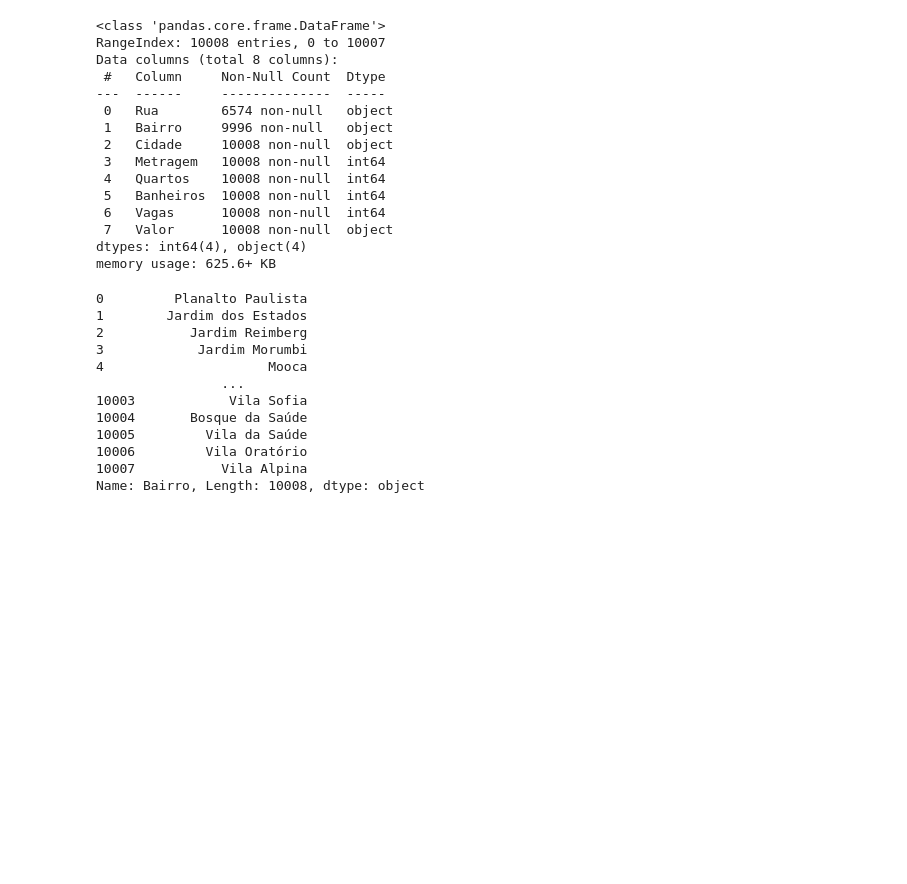
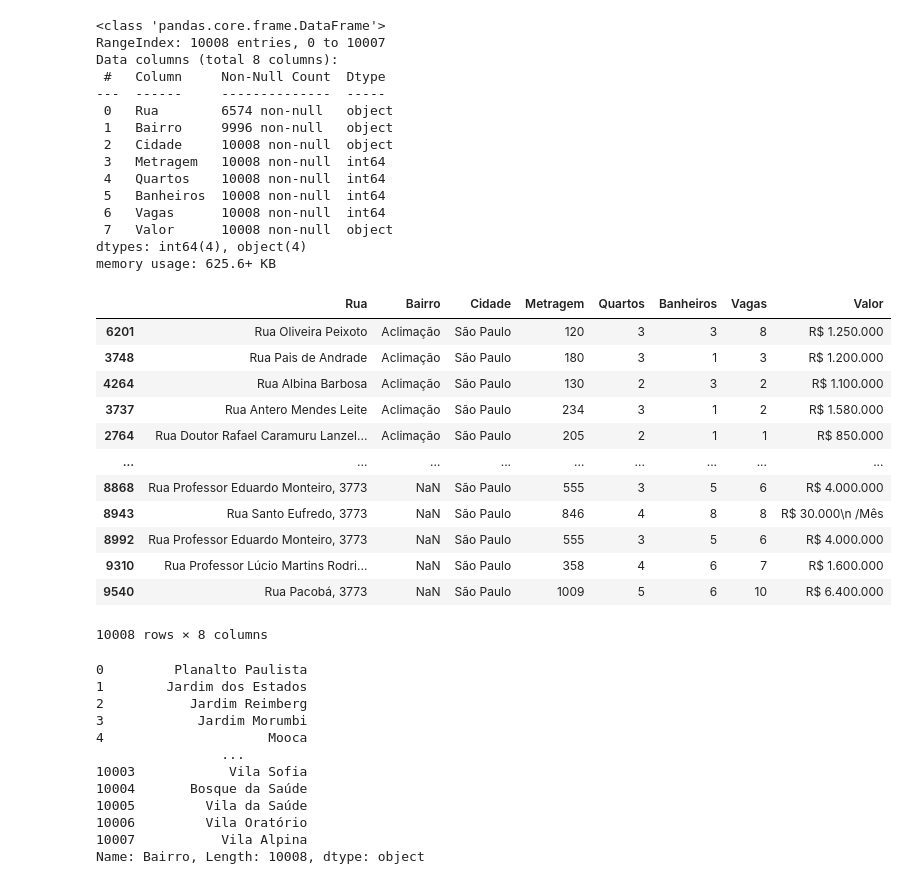
Before and after one commit to MarinaRuanna/imersa-dados-alura, a Jupyter notebook: ImersaoDeDadosAlura_PesquisaDeImoveisSP.ipynb, the cells around one changed output. Drawn from its saved outputs; the diff is of its cells as text; code cells hidden in the pictures; blank space fills up the shorter version.

```diff
--- a/ImersaoDeDadosAlura_PesquisaDeImoveisSP.ipynb
+++ b/ImersaoDeDadosAlura_PesquisaDeImoveisSP.ipynb
@@ -149,6 +162,26 @@ Data columns (total 8 columns):
  7   Valor      10008 non-null  object
 dtypes: int64(4), object(4)
 memory usage: 625.6+ KB
+# %%
+# Também é ordenar o DataFrame por uma determinada coluna.
+# Aqui ordenamos pela coluna "Bairro".
+# Podemos observar que no retorno o DataFrame está ordenado pela ordem alfabetica dos bairros.
+
+dados.sort_values(by="Bairro")
+# %% [output]
+|  | Rua | Bairro | Cidade | Metragem | Quartos | Banheiros | Vagas | Valor |
+| 6201 | Rua Oliveira Peixoto | Aclimação | São Paulo | 120 | 3 | 3 | 8 | R$ 1.250.000 |
+| 3748 | Rua Pais de Andrade | Aclimação | São Paulo | 180 | 3 | 1 | 3 | R$ 1.200.000 |
+| 4264 | Rua Albina Barbosa | Aclimação | São Paulo | 130 | 2 | 3 | 2 | R$ 1.100.000 |
+| 3737 | Rua Antero Mendes Leite | Aclimação | São Paulo | 234 | 3 | 1 | 2 | R$ 1.580.000 |
+| 2764 | Rua Doutor Rafael Caramuru Lanzel... | Aclimação | São Paulo | 205 | 2 | 1 | 1 | R$ 850.000 |
+| ... | ... | ... | ... | ... | ... | ... | ... | ... |
+| 8868 | Rua Professor Eduardo Monteiro, 3773 | NaN | São Paulo | 555 | 3 | 5 | 6 | R$ 4.000.000 |
+| 8943 | Rua Santo Eufredo, 3773 | NaN | São Paulo | 846 | 4 | 8 | 8 | R$ 30.000\n /Mês |
+| 8992 | Rua Professor Eduardo Monteiro, 3773 | NaN | São Paulo | 555 | 3 | 5 | 6 | R$ 4.000.000 |
+| 9310 | Rua Professor Lúcio Martins Rodri... | NaN | São Paulo | 358 | 4 | 6 | 7 | R$ 1.600.000 |
+| 9540 | Rua Pacobá, 3773 | NaN | São Paulo | 1009 | 5 | 6 | 10 | R$ 6.400.000 |
+10008 rows × 8 columns
 # %%
 # Começamos a analisar nosso DataFrame com um olhar mais minucioso na coluna "Bairro".
 # Pudemos identificar que essa coluna possui 10.008 linhas, o que ignifica que temos 10.008 anuncios, e que o tipo de dado utilizado é 'object'.
```
Also changed, not shown: parts of 11 cells of this notebook.
